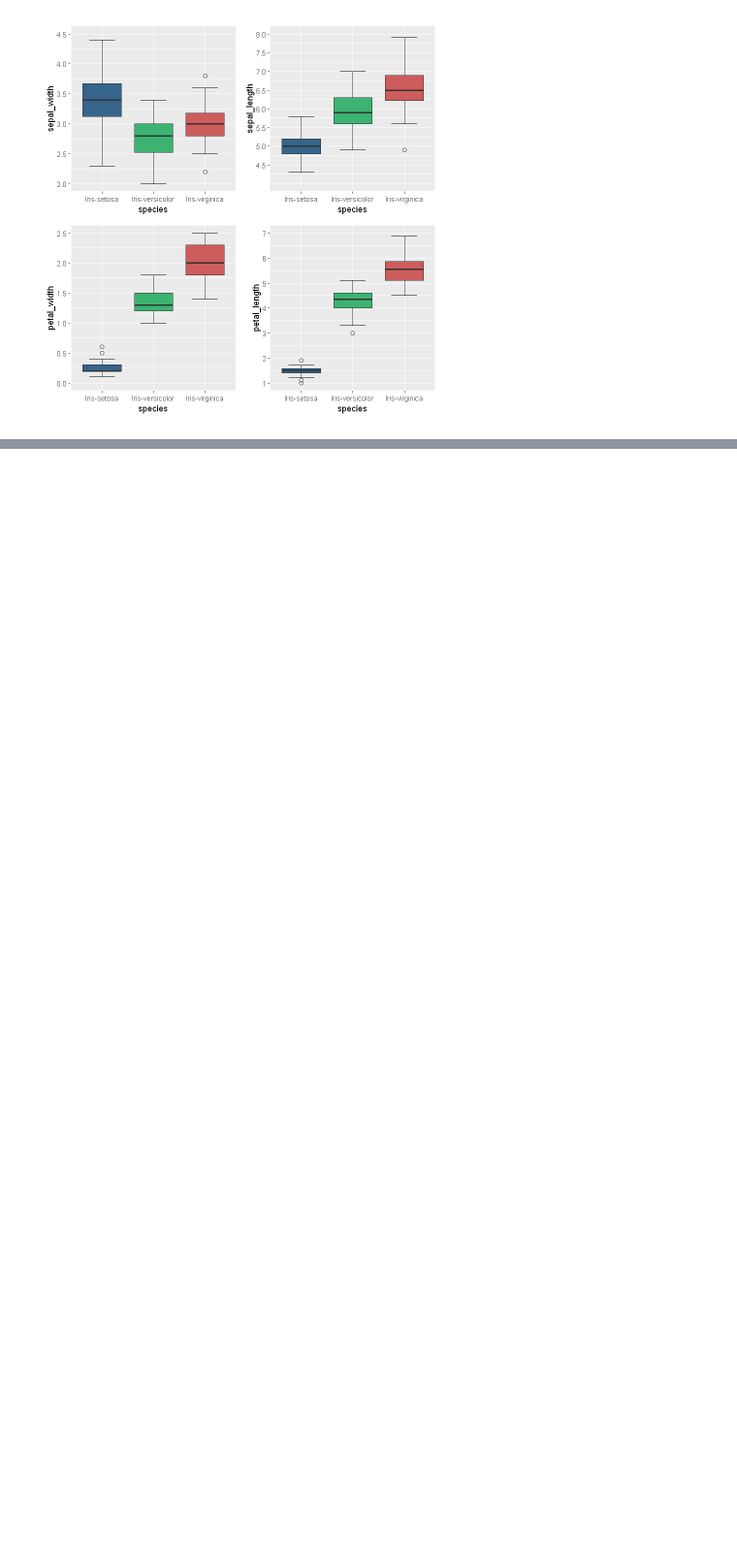
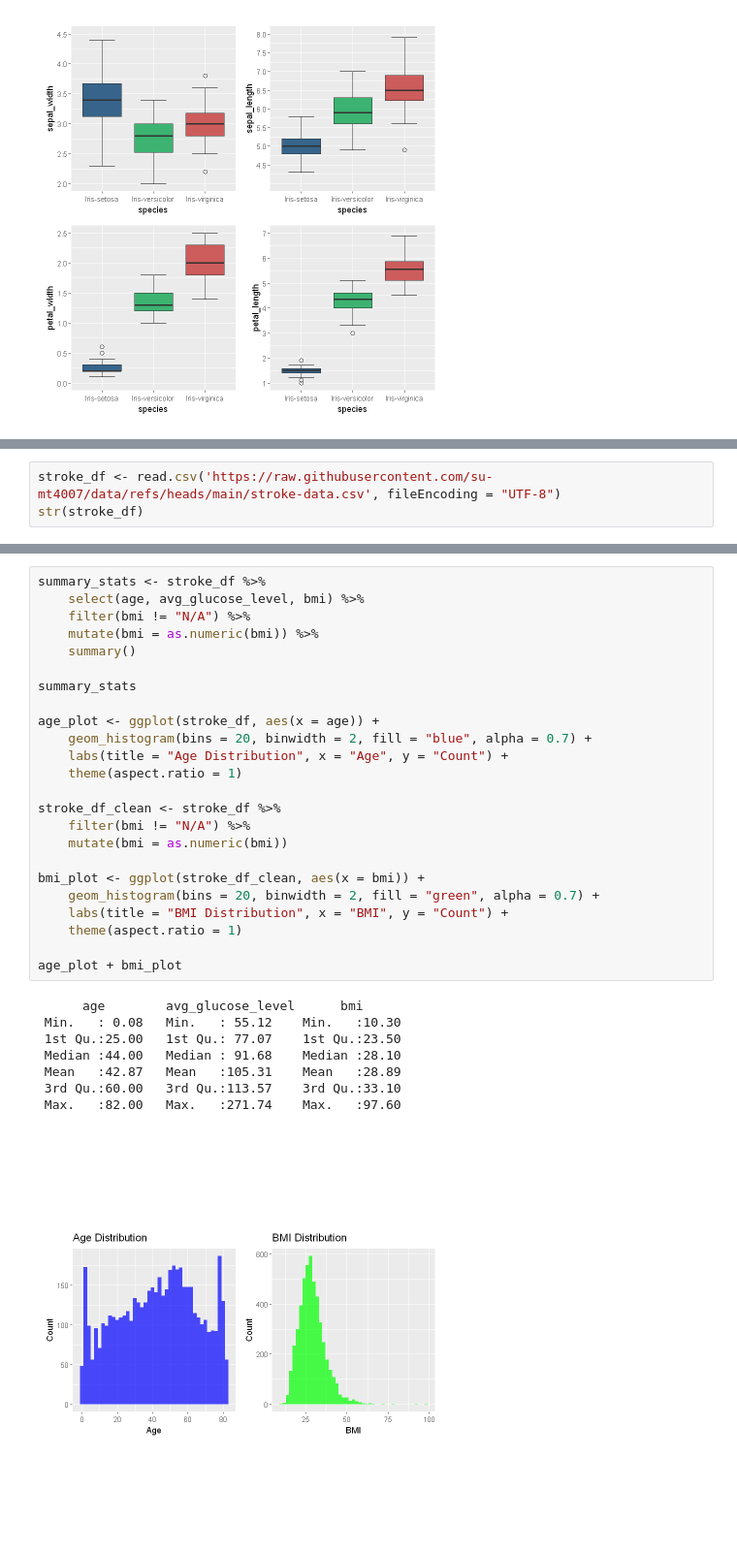
Before and after one commit to gabriellindqvist/su-mt4007, a Jupyter notebook: HW3/HW3.ipynb, the cells around one changed output, grey strips where cells are left out. Shown at 97% size. Drawn from its saved outputs; the diff is of its cells as text; blank space fills up the shorter version.

```diff
--- a/HW3/HW3.ipynb
+++ b/HW3/HW3.ipynb
@@ -134,0 +396,3 @@ boxplot11 + boxplot12 + boxplot21 + boxplot22 + plot_layout(widths = c(2, 2))
+# %%
+stroke_df <- read.csv('https://raw.githubusercontent.com/su-mt4007/data/refs/heads/main/stroke-data.csv', fileEncoding = "UTF-8")
+str(stroke_df)
@@ -134,0 +419,33 @@ boxplot11 + boxplot12 + boxplot21 + boxplot22 + plot_layout(widths = c(2, 2))
+# %%
+summary_stats <- stroke_df %>%
+    select(age, avg_glucose_level, bmi) %>%
+    filter(bmi != "N/A") %>%
+    mutate(bmi = as.numeric(bmi)) %>%
+    summary()
+
+summary_stats
+
+age_plot <- ggplot(stroke_df, aes(x = age)) +
+    geom_histogram(bins = 20, binwidth = 2, fill = "blue", alpha = 0.7) +
+    labs(title = "Age Distribution", x = "Age", y = "Count") +
+    theme(aspect.ratio = 1)
+
+stroke_df_clean <- stroke_df %>%
+    filter(bmi != "N/A") %>%
+    mutate(bmi = as.numeric(bmi))
+
+bmi_plot <- ggplot(stroke_df_clean, aes(x = bmi)) +
+    geom_histogram(bins = 20, binwidth = 2, fill = "green", alpha = 0.7) +
+    labs(title = "BMI Distribution", x = "BMI", y = "Count") +
+    theme(aspect.ratio = 1)
+
+age_plot + bmi_plot
+# %% [output]
+      age        avg_glucose_level      bmi
+ Min.   : 0.08   Min.   : 55.12    Min.   :10.30
+ 1st Qu.:25.00   1st Qu.: 77.07    1st Qu.:23.50
+ Median :44.00   Median : 91.68    Median :28.10
+ Mean   :42.87   Mean   :105.31    Mean   :28.89
+ 3rd Qu.:60.00   3rd Qu.:113.57    3rd Qu.:33.10
+ Max.   :82.00   Max.   :271.74    Max.   :97.60
+[figure, added]
```
Also changed, not shown: parts of 49 cells of this notebook.
